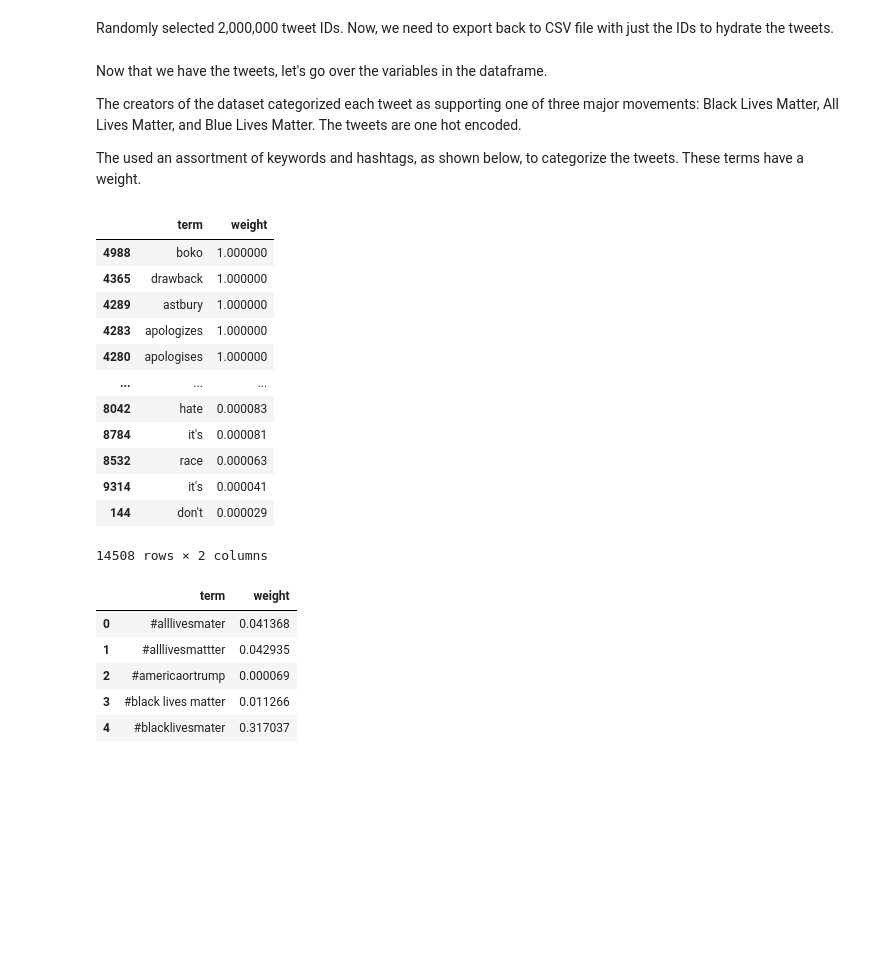
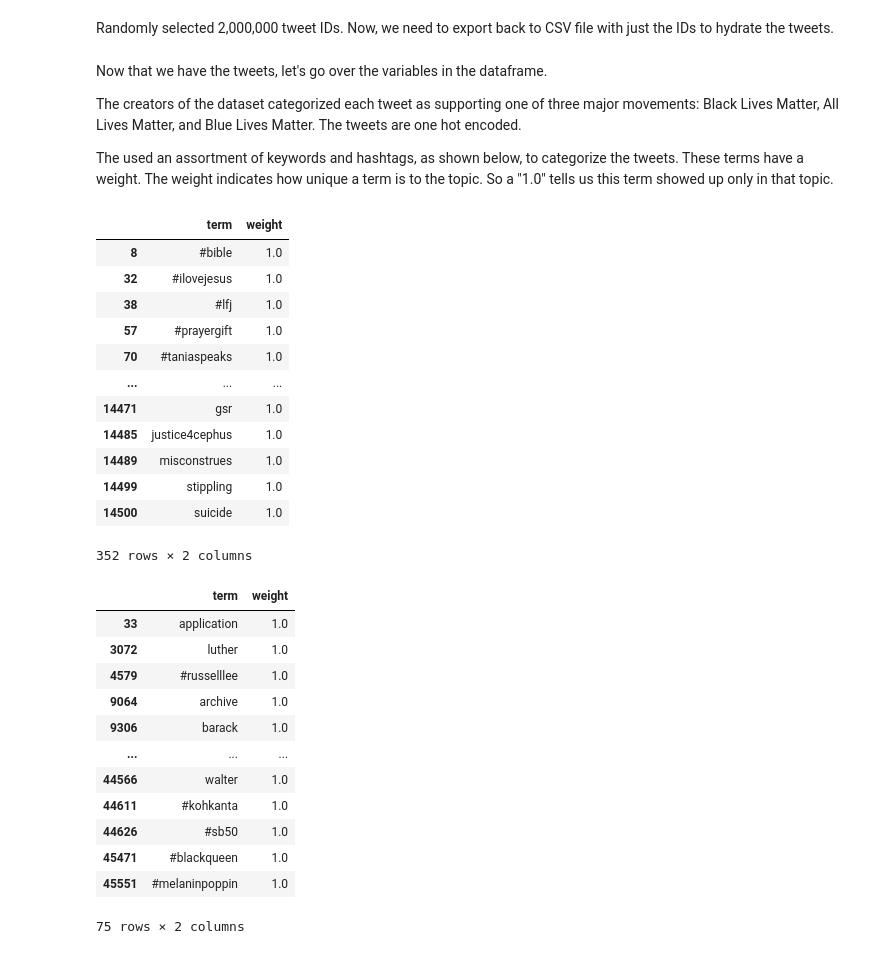
Before and after one commit to dowoma/DDS_BLM, a Jupyter notebook: DataCleaning-copy.ipynb, the cells around one changed output. Saved outputs shown, nothing was run; the diff lists cells and outputs as text; code cells hidden in the pictures; blank space fills up the shorter version.

```diff
--- a/DataCleaning-copy.ipynb
+++ b/DataCleaning-copy.ipynb
@@ -262,36 +262,45 @@ Now that we have the tweets, let's go over the variables in the dataframe.
 
 The creators of the dataset categorized each tweet as supporting one of three major movements: Black Lives Matter, All Lives Matter, and Blue Lives Matter. The tweets are one hot encoded.
 
-The used an assortment of keywords and hashtags, as shown below, to categorize the tweets. These terms have a weight.
+The used an assortment of keywords and hashtags, as shown below, to categorize the tweets. These terms have a weight. The weight indicates how unique a term is to the topic. So a "1.0" tells us this term showed up only in that topic.
 # %%
 alm = pd.read_csv('/Users/dmusa/Documents/UCSD/2021-2022/BLM_Tweets/topics/alm50.csv')
 alm = alm[['term', 'weight']]
 alm.sort_values(by=['weight'],ascending=False)
+alm.loc[alm['weight'] == 1.0]
 # %% [output]
 |  | term | weight |
-| 4988 | boko | 1.000000 |
-| 4365 | drawback | 1.000000 |
-| 4289 | astbury | 1.000000 |
-| 4283 | apologizes | 1.000000 |
-| 4280 | apologises | 1.000000 |
+| 8 | #bible | 1.0 |
+| 32 | #ilovejesus | 1.0 |
+| 38 | #lfj | 1.0 |
+| 57 | #prayergift | 1.0 |
+| 70 | #taniaspeaks | 1.0 |
 | ... | ... | ... |
-| 8042 | hate | 0.000083 |
-| 8784 | it's | 0.000081 |
-| 8532 | race | 0.000063 |
-| 9314 | it's | 0.000041 |
-| 144 | don't | 0.000029 |
+| 14471 | gsr | 1.0 |
+| 14485 | justice4cephus | 1.0 |
+| 14489 | misconstrues | 1.0 |
+| 14499 | stippling | 1.0 |
+| 14500 | suicide | 1.0 |
-14508 rows × 2 columns
+352 rows × 2 columns
 # %%
 blm = pd.read_csv('/Users/dmusa/Documents/UCSD/2021-2022/BLM_Tweets/topics/blm100.csv')
 blm = blm[['term', 'weight']]
 blm.head()
+blm.loc[blm['weight'] == 1.0]
 # %% [output]
 |  | term | weight |
-| 0 | #alllivesmater | 0.041368 |
-| 1 | #alllivesmattter | 0.042935 |
-| 2 | #americaortrump | 0.000069 |
-| 3 | #black lives matter | 0.011266 |
-| 4 | #blacklivesmater | 0.317037 |
+| 33 | application | 1.0 |
+| 3072 | luther | 1.0 |
+| 4579 | #russelllee | 1.0 |
+| 9064 | archive | 1.0 |
+| 9306 | barack | 1.0 |
+| ... | ... | ... |
+| 44566 | walter | 1.0 |
+| 44611 | #kohkanta | 1.0 |
+| 44626 | #sb50 | 1.0 |
+| 45471 | #blackqueen | 1.0 |
+| 45551 | #melaninpoppin | 1.0 |
+75 rows × 2 columns
 # %%
 blulm = pd.read_csv('/Users/dmusa/Documents/UCSD/2021-2022/BLM_Tweets/topics/blulm25.csv')
 blulm = blulm[['term', 'weight']]
```
Also changed, not shown: parts of 1 cell of this notebook.
